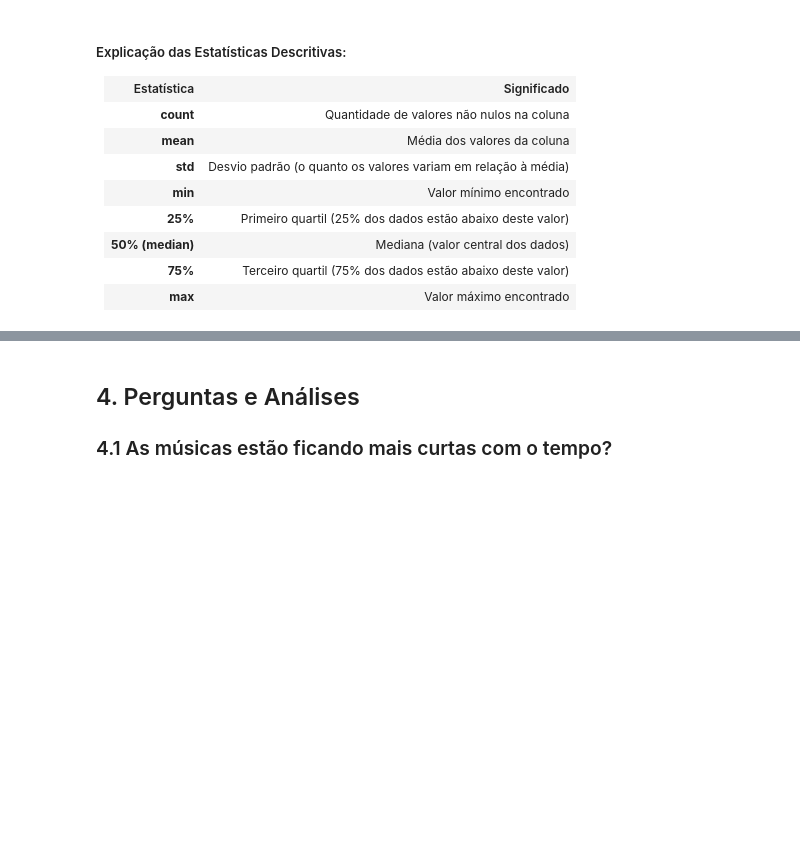
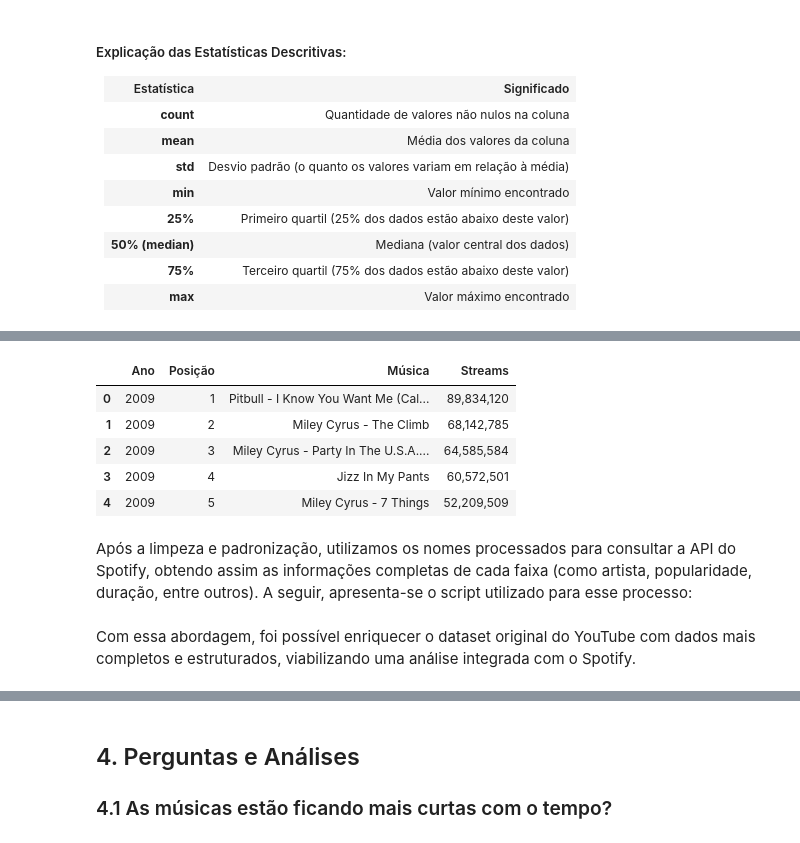
Before and after one commit to laberttt/Music-Data-Analytics, a Jupyter notebook: presentation.ipynb, the cells around one changed output, grey strips where cells are left out. Cells and saved outputs as stored; diff of their text form; code cells hidden in the pictures; blank space fills up the shorter version.

```diff
--- a/presentation.ipynb
+++ b/presentation.ipynb
@@ -206,0 +374,11 @@ df.dropna(inplace=True)
+# %%
+df_youtubeantigo.head()
+# %% [output]
+|  | Ano | Posição | Música | Streams |
+| 0 | 2009 | 1 | Pitbull - I Know You Want Me (Cal... | 89,834,120 |
+| 1 | 2009 | 2 | Miley Cyrus - The Climb | 68,142,785 |
+| 2 | 2009 | 3 | Miley Cyrus - Party In The U.S.A.... | 64,585,584 |
+| 3 | 2009 | 4 | Jizz In My Pants | 60,572,501 |
+| 4 | 2009 | 5 | Miley Cyrus - 7 Things | 52,209,509 |
+# %% [markdown]
+Após a limpeza e padronização, utilizamos os nomes processados para consultar a API do Spotify, obtendo assim as informações completas de cada faixa (como artista, popularidade, duração, entre outros). A seguir, apresenta-se o script utilizado para esse processo:
@@ -207,3 +448,5 @@ df.dropna(inplace=True)
+# %% [markdown]
+Com essa abordagem, foi possível enriquecer o dataset original do YouTube com dados mais completos e estruturados, viabilizando uma análise integrada com o Spotify.
 # %% [markdown]
 <h3>3.2 Explicando Decisões Tomadas</h3>
 
```
Also changed, not shown: parts of 18 cells of this notebook, 2 other files.
